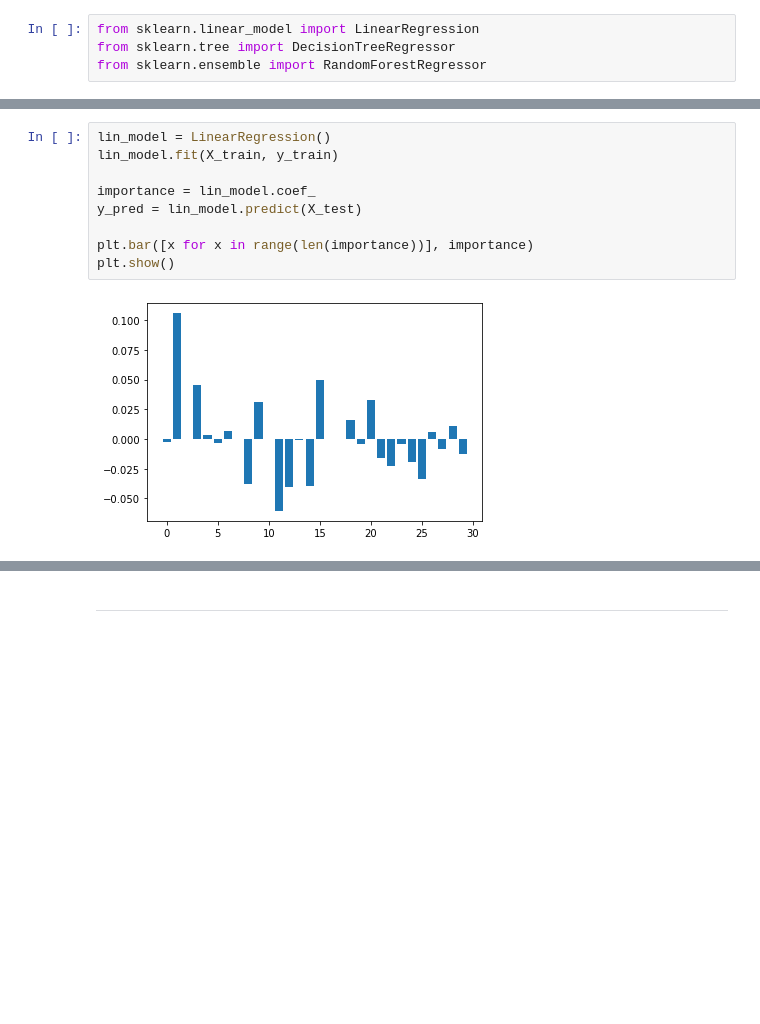
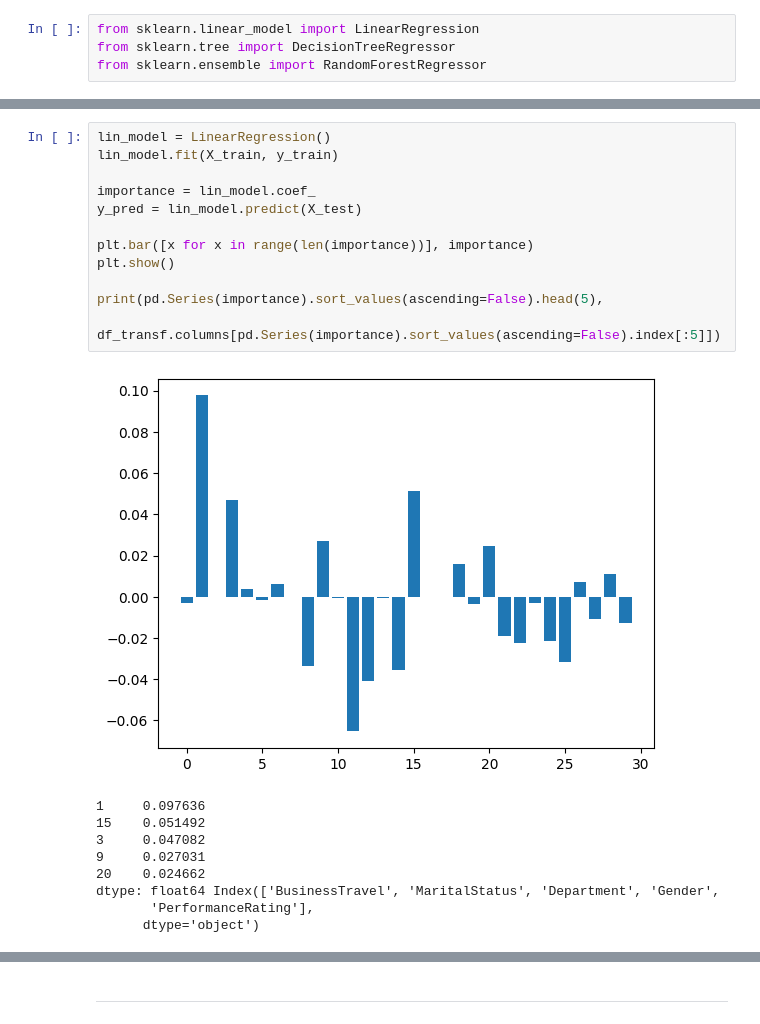
Before and after one commit to eduardofbneves/Talent-Guardian-Preventing-Attrition-with-ETL-DW-and-OLAP, a Jupyter notebook: EDA.ipynb, the cells around one changed output, grey strips where cells are left out. Saved outputs shown, nothing was run; the diff lists cells and outputs as text; blank space fills up the shorter version.

```diff
--- a/EDA.ipynb
+++ b/EDA.ipynb
@@ -131,12 +131,23 @@ X_train.tail()
 # %%
 lin_model = LinearRegression()
 lin_model.fit(X_train, y_train)
 
 importance = lin_model.coef_
 y_pred = lin_model.predict(X_test)
 
 plt.bar([x for x in range(len(importance))], importance)
 plt.show()
+
+print(pd.Series(importance).sort_values(ascending=False).head(5),
+      df_transf.columns[pd.Series(importance).sort_values(ascending=False).index[:5]])
 # %% [output]
-[figure, old version]
+[figure, new version]
+1     0.097636
+15    0.051492
+3     0.047082
+9     0.027031
+20    0.024662
+dtype: float64 Index(['BusinessTravel', 'MaritalStatus', 'Department', 'Gender',
+       'PerformanceRating'],
+      dtype='object')
 # %%
```
Also changed, not shown: parts of 4 cells of this notebook.
